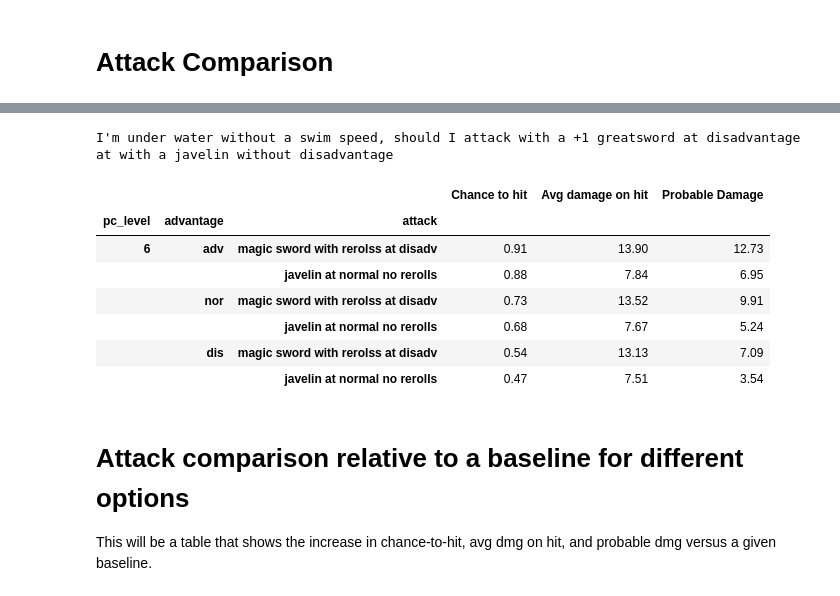
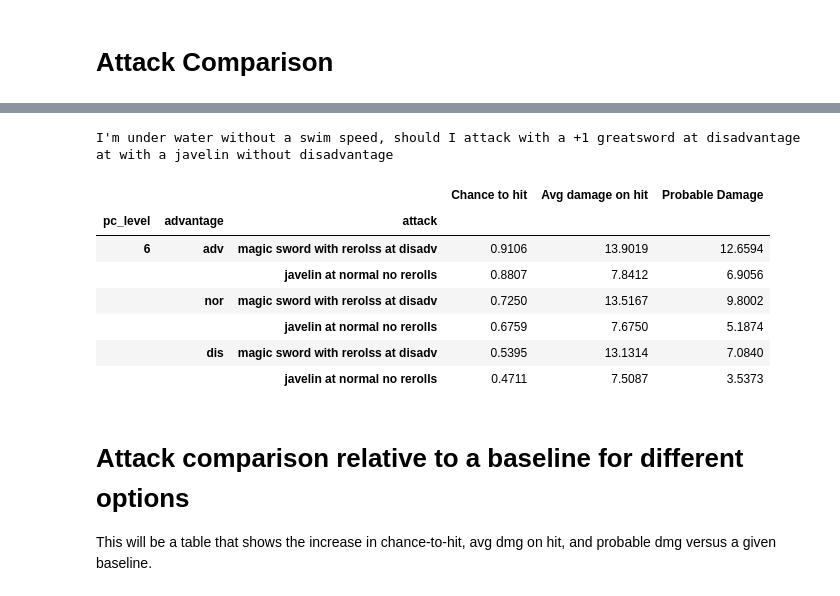
Before and after one commit to dyoung418/dnd_stats, a Jupyter notebook: dnd_dice_calcs.ipynb, the cells around one changed output, grey strips where cells are left out. Cells and saved outputs as stored; diff of their text form; code cells hidden in the pictures.

```diff
--- a/dnd_dice_calcs.ipynb
+++ b/dnd_dice_calcs.ipynb
@@ -897,12 +912,14 @@ dis: Attack modifier 6 = 41% chance to hit
 # %%
 print('model different avg damage when some damage results are re-rolled (once)')
 pc_level = 6
-for rr_list in [[],[1],[1,2],[1,2,3],[1,2,3,4],[1,2,3,4,5],[1,2,3,4,5,6]]:
-    print("Level {} PC, +5 to hit, 2d6+3 damage reroll {}= {:0.4} avg damage".format(pc_level,rr_list,probable_damage(mod=5,
-                                                pc_lvl=pc_level,
-                                                dmg_die=6,
-                                                dmg_n=2,
-                                                dmg_adder=3,
-                                                dmg_reroll_nums=rr_list)))
+for rr_list in [(),(1,),(1,2),(1,2,3),(1,2,3,4),(1,2,3,4,5),(1,2,3,4,5,6)]:
+    print(f"""Level {pc_level} PC, +5 to hit, 2d6+3 damage reroll {rr_list}= """
+          f"""{probable_damage(mod=5,pc_lvl=pc_level,dmg_die=6,dmg_n=2,dmg_adder=3,dmg_reroll_nums=rr_list)}""")
+    # print("Level {} PC, +5 to hit, 2d6+3 damage reroll {}= {:0.4} avg damage".format(pc_level,rr_list,probable_damage(mod=5,
+    #                                             pc_lvl=pc_level,
+    #                                             dmg_die=6,
+    #                                             dmg_n=2,
+    #                                             dmg_adder=3,
+    #                                             dmg_reroll_nums=rr_list)))
 # %% [output]
 model different avg damage when some damage results are re-rolled (once)
@@ -1003,7 +1020,7 @@ compare_odds_dist(
 # %%
 def chance_to_hit_grid(abil_mods=[0,1,2,3,4,5,6,7],
                        lvls=[1,2,3,4,5,6,7,8,9,10,11,12,13,14,15,16,17,18,19,20],
-                       adv='nor', crit_hit_nums=[20,], crit_fail_nums=[1,], print_table=True):
+                       adv='nor', crit_hit_nums=(20,), crit_fail_nums=(1,), print_table=True):
     '''Creates a grid of chance to hit at different PC levels and core ability (e.g. Strength) modifiers
     The proficiency bonus is calculated based on the PC level.  The chance to hit is based on the
     AC of the monsters that are likely to be encountered at that PC level
@@ -1108,7 +1125,7 @@ def compare_attacks(attacks,
                     'dmg_reroll_nums': a list of numbers that will be re-rolled (once) on the damage die.  Great Weapon Fighter, for example,
                         would specify '[1,2]' to denote that ones and twos are re-rolled once on damage die rolls.  Default=[]
                     'crit_hit_nums': a list of numbers that count as critical hits. default=[20]
-                    'crit_miss_nums': a list of numbers that count as critical misses.  default=[1]
+                    'crit_miss_nums': a list of numbers that count as critical misses.  default=(1)
                     'label': If specified, this will be used to describe the attack in the output table.
                     'adv_mix': a dictionary specifying the average mix of attacks that have advantage, disadvantage or normal rolls.  It is
                         given as a dictionary with keys 'nor', 'adv', 'dis' and values as the % of attacks made with that kind of roll.  The
@@ -1149,7 +1166,7 @@ def compare_attacks(attacks,
     else:
         df = pd.DataFrame(np.zeros((len(attacks)*len(list(product(pc_lvls, advantages))),3)), columns=column_names)
     #df = df.rename_axis("Measurement", axis="columns")
-    pd.set_option("display.float_format", lambda f_val: f"{f_val:0<4.2f}")
+    pd.set_option("display.float_format", lambda f_val: f"{f_val:0<4.4f}")
 
     #ord_ending = {num: ending for num, ending in enumerate(['st','nd','rd']+(['th']*18))}
     #table_title = f"({pc_lvl}{ord_ending[pc_lvl-1]} lvl, {adv})"
@@ -1250,7 +1267,7 @@ def get_attack_description(atk):
     else:
 #        atk_description = f"{table_title} +{mod} to hit, {atk['dmg_n']}d{atk['dmg_die']}+{dmg_adder}, reroll {dmg_reroll_nums}, crit_hits {crit_hit_nums}, crit_fails {crit_fail_nums}"
         atk_vals = parse_attack(atk, [1], ['nor'])
-        atk_description = f"""+{atk_vals['mod']} to hit, {atk['dmg_n']}d{atk['dmg_die']}+{atk_val['dmg_adder']},
+        atk_description = f"""+{atk_vals['mod']} to hit, {atk['dmg_n']}d{atk['dmg_die']}+{atk_vals['dmg_adder']},
         reroll {atk_vals['dmg_reroll_nums']}, crit_hits {atk_vals['crit_hit_nums']}, crit_fails {atk_vals['crit_fail_nums']}"""
     return atk_description
 
@@ -1283,7 +1300,7 @@ def parse_attack(atk, pc_lvl, adv):
     #if 'crit_hit_nums' in atk:
     #    crit_hit_nums = atk['crit_hit_nums']
     #else:
-    #    crit_hit_nums = [20,]
+    #    crit_hit_nums = (20,)
     #
     #if 'crit_fail_nums' in atk:
     #    crit_fail_nums = atk['crit_fail_nums']
@@ -1291,9 +1308,9 @@ def parse_attack(atk, pc_lvl, adv):
     #    crit_fail_nums = [1,]
 
 
-    dmg_reroll_nums = [] if 'dmg_reroll_nums' not in atk else atk['dmg_reroll_nums']
-    crit_hit_nums = [20,] if 'crit_hit_nums' not in atk else atk['crit_hit_nums']
-    crit_fail_nums = [1,] if 'crit_fail_nums' not in atk else atk['crit_fail_nums']
+    dmg_reroll_nums = () if 'dmg_reroll_nums' not in atk else atk['dmg_reroll_nums']
+    crit_hit_nums = (20,) if 'crit_hit_nums' not in atk else atk['crit_hit_nums']
+    crit_fail_nums = (1,) if 'crit_fail_nums' not in atk else atk['crit_fail_nums']
     to_hit_adder_dice = None if 'to_hit_adder_dice' not in atk else atk['to_hit_adder_dice']
     to_hit_adder_n = 1 if 'to_hit_adder_n' not in atk else atk['to_hit_adder_n']
     to_hit_adder_dice_percentage = 1 if 'to_hit_adder_dice_percentage' not in atk else atk['to_hit_adder_dice_percentage']
@@ -1343,20 +1360,20 @@ should I take an ability score improvement or the GWM feat
 # %%
 print("I'm under water without a swim speed, should I attack with a +1 greatsword at disadvantage at with a javelin without disadvantage")
 compare_attacks([
-                {'abil_mod':4, 'other_atk_mod':1, 'other_dmg_mod':1, 'dmg_die':6,'dmg_n':2, 'dmg_reroll_nums':[1,2], 'label':'magic sword with rerolss at disadv'},
-                {'abil_mod':4, 'other_atk_mod':0, 'other_dmg_mod':0, 'dmg_die':6,'dmg_n':1, 'dmg_reroll_nums':[], 'label':'javelin at normal no rerolls'},
+                {'abil_mod':4, 'other_atk_mod':1, 'other_dmg_mod':1, 'dmg_die':6,'dmg_n':2, 'dmg_reroll_nums':(1,2), 'label':'magic sword with rerolss at disadv'},
+                {'abil_mod':4, 'other_atk_mod':0, 'other_dmg_mod':0, 'dmg_die':6,'dmg_n':1, 'dmg_reroll_nums':(), 'label':'javelin at normal no rerolls'},
                 ],
                 pc_lvls=[6,], advantages=['adv', 'nor', 'dis'])
 # %% [output]
 I'm under water without a swim speed, should I attack with a +1 greatsword at disadvantage at with a javelin without disadvantage
 |  |  |  | Chance to hit | Avg damage on hit | Probable Damage |
 | pc_level | advantage | attack |  |  |  |
-| 6 | adv | magic sword with rerolss at disadv | 0.91 | 13.90 | 12.73 |
-|  |  | javelin at normal no rerolls | 0.88 | 7.84 | 6.95 |
-|  | nor | magic sword with rerolss at disadv | 0.73 | 13.52 | 9.91 |
-|  |  | javelin at normal no rerolls | 0.68 | 7.67 | 5.24 |
-|  | dis | magic sword with rerolss at disadv | 0.54 | 13.13 | 7.09 |
-|  |  | javelin at normal no rerolls | 0.47 | 7.51 | 3.54 |
+| 6 | adv | magic sword with rerolss at disadv | 0.9106 | 13.9019 | 12.6594 |
+|  |  | javelin at normal no rerolls | 0.8807 | 7.8412 | 6.9056 |
+|  | nor | magic sword with rerolss at disadv | 0.7250 | 13.5167 | 9.8002 |
+|  |  | javelin at normal no rerolls | 0.6759 | 7.6750 | 5.1874 |
+|  | dis | magic sword with rerolss at disadv | 0.5395 | 13.1314 | 7.0840 |
+|  |  | javelin at normal no rerolls | 0.4711 | 7.5087 | 3.5373 |
 # %% [markdown]
 # Attack comparison relative to a baseline for different options
 This will be a table that shows the increase in chance-to-hit, avg dmg on hit, and probable dmg versus a given baseline.
```
Also changed, not shown: parts of 17 cells of this notebook.
